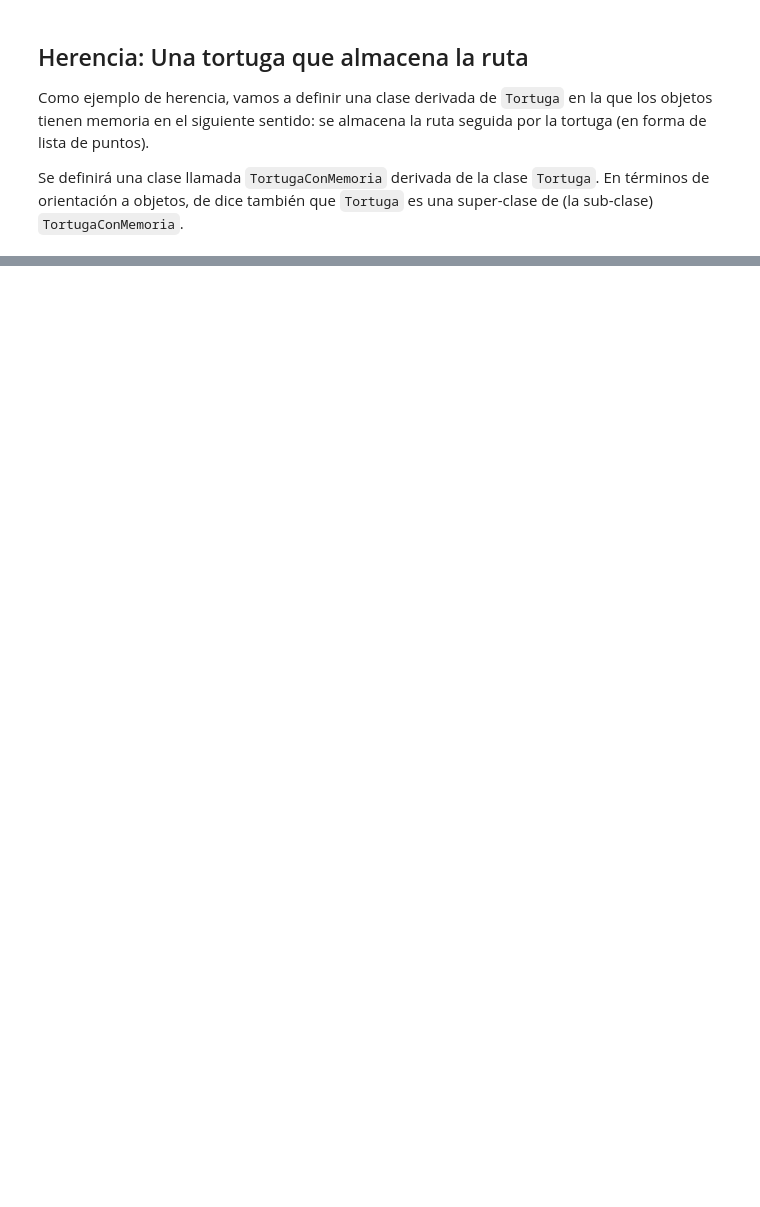
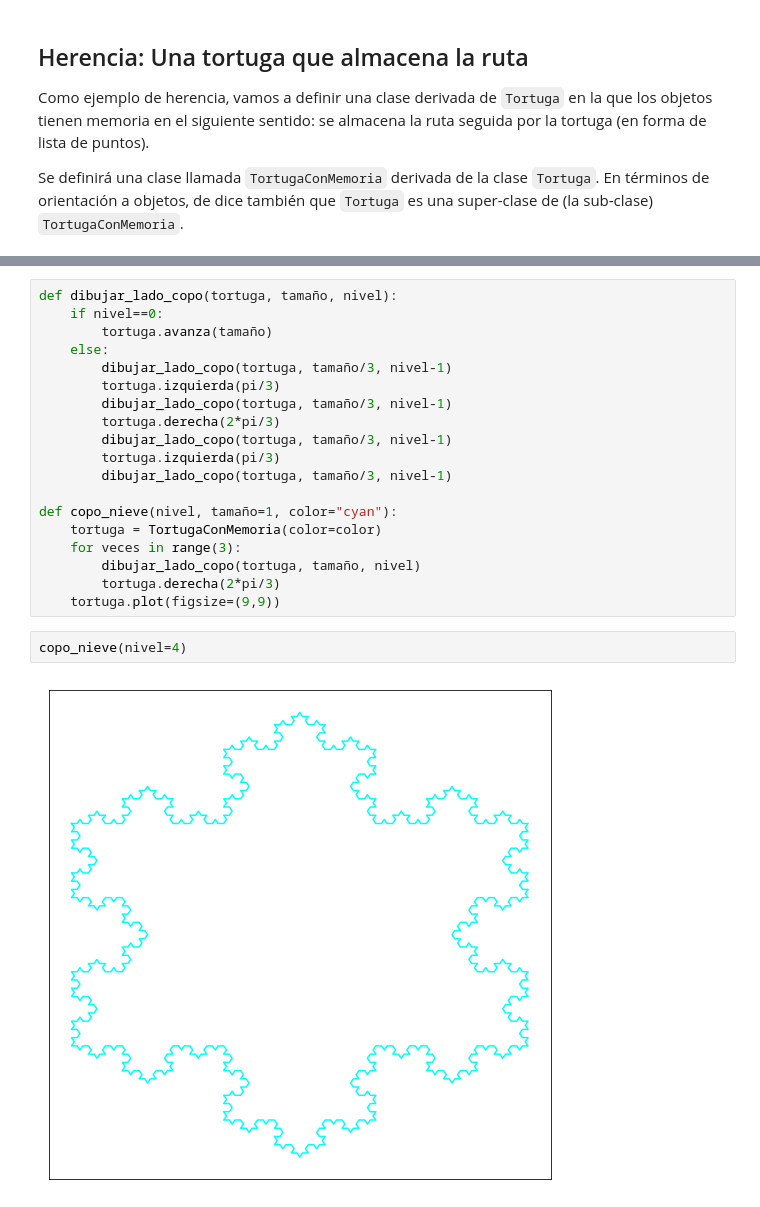
Before and after one commit to rrgalvan/IntroPythonMasterMatemat, a Jupyter notebook: 18-Orientacion-a-Objetos.ipynb, the cells around one changed output, grey strips where cells are left out. Saved outputs shown, nothing was run; the diff lists cells and outputs as text; blank space fills up the shorter version.

```diff
--- a/18-Orientacion-a-Objetos.ipynb
+++ b/18-Orientacion-a-Objetos.ipynb
@@ -205,0 +315,23 @@ Ruta: [array([0, 0]), array([ 0, 10])]
+# %%
+def dibujar_lado_copo(tortuga, tamaño, nivel):
+    if nivel==0:
+        tortuga.avanza(tamaño)
+    else:
+        dibujar_lado_copo(tortuga, tamaño/3, nivel-1)
+        tortuga.izquierda(pi/3)
+        dibujar_lado_copo(tortuga, tamaño/3, nivel-1)
+        tortuga.derecha(2*pi/3)
+        dibujar_lado_copo(tortuga, tamaño/3, nivel-1)
+        tortuga.izquierda(pi/3)
+        dibujar_lado_copo(tortuga, tamaño/3, nivel-1)
+
+def copo_nieve(nivel, tamaño=1, color="cyan"):
+    tortuga = TortugaConMemoria(color=color)
+    for veces in range(3):
+        dibujar_lado_copo(tortuga, tamaño, nivel)
+        tortuga.derecha(2*pi/3)
+    tortuga.plot(figsize=(9,9))
+# %%
+copo_nieve(nivel=4)
+# %% [output]
+[figure, added]
```
Also changed, not shown: parts of 20 cells of this notebook.
